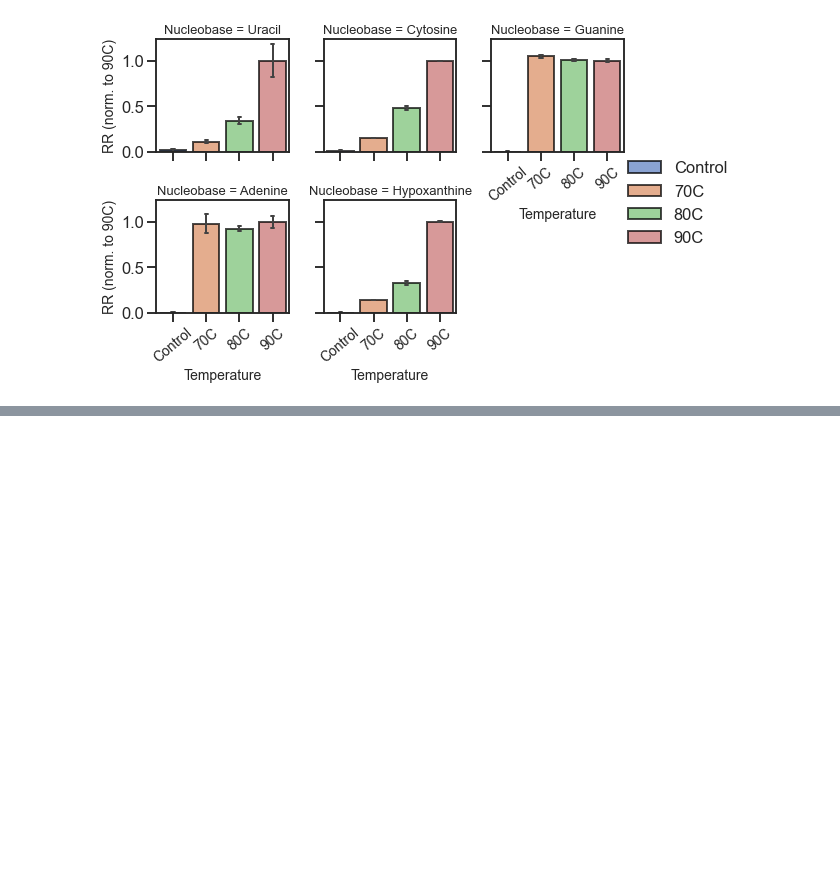
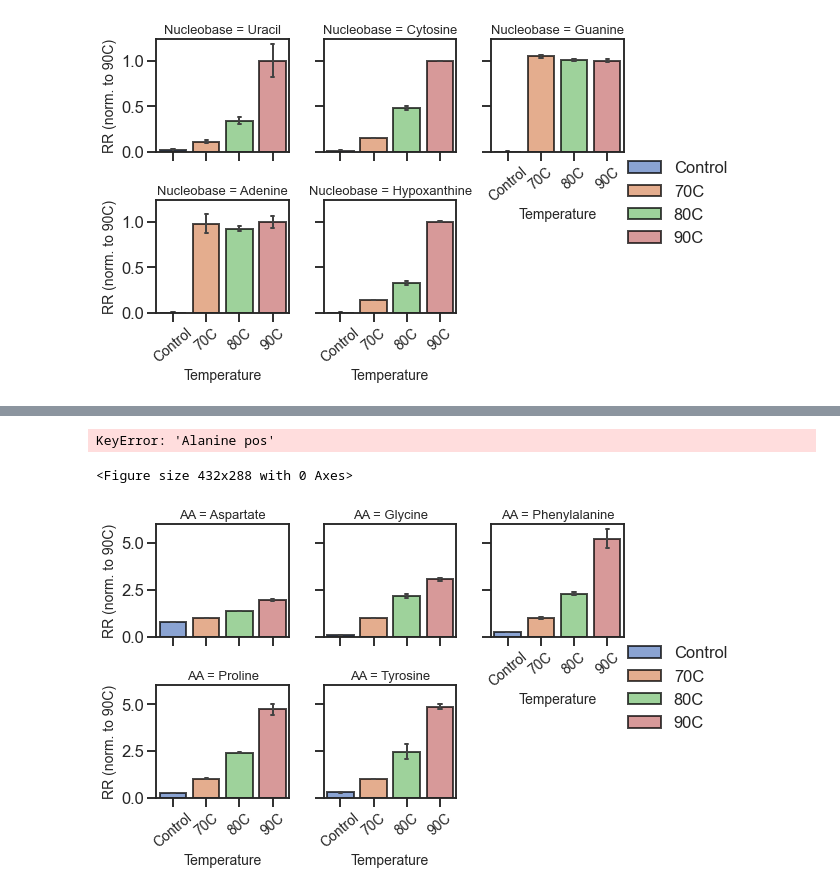
Before and after one commit to krdav/lab-work, a Jupyter notebook: nucl_acid_hydrolysis/temp_opti/data_processing.ipynb, the cells around one changed output, grey strips where cells are left out. Cells and saved outputs as stored; diff of their text form; code cells hidden in the pictures; blank space fills up the shorter version.

```diff
--- a/nucl_acid_hydrolysis/temp_opti/data_processing.ipynb
+++ b/nucl_acid_hydrolysis/temp_opti/data_processing.ipynb
@@ -263,0 +275,45 @@ pdf_plot.close()
+# %%
+df_AA.loc[:, 'Alanine pos']
+# %% [output]
+KeyError: 'Alanine pos'
+# %%
+AA_keys = ['Aspartate neg', 'Glycine neg', 'Phenylalanine pos', 'Proline pos', 'Tyrosine pos']
+# %%
+### Show degradation of amino acids after acid incubation of whole cell extract ###
+mask = (df['Content'] == 'Cells')
+df_AA = df[mask]
+
+metab_mask = ['Hydrolysis temperature'] + AA_keys
+df_metab = df_AA.loc[:, metab_mask]
+
+metab_mask = ['Hydrolysis temperature']
+for metab in AA_keys:
+    mask_norm = df_metab['Hydrolysis temperature'] == '70C'
+    metab_name = metab[0:-4]
+    metab_norm_mean = df_metab.loc[mask_norm, metab].mean()
+    df_metab[metab_name] = df_metab[metab] / metab_norm_mean
+    metab_mask.append(metab_name)
+
+df_metab = df_metab.loc[:, metab_mask]
+
+df_metab_flat = pd.melt(df_metab, id_vars=['Hydrolysis temperature']).rename(columns={'variable': 'AA', 'value': 'Peak area'})
+# %%
+#plot_name = 'whole-cell-temp_nucleobase-release.pdf'
+#pdf_plot = matplotlib.backends.backend_pdf.PdfPages(plot_name)
+
+fig = plt.figure()
+#col_order = ['Uracil', 'Cytosine', 'Guanine', 'Adenine', 'Hypoxanthine']
+sns_fig = sns.FacetGrid(df_metab_flat, col='AA', height=2.5, col_wrap=3, despine=False)
+sns_fig.map_dataframe(sns.barplot, x='Hydrolysis temperature', y='Peak area', ci=90, hue='Hydrolysis temperature', capsize=.1, errwidth=2, dodge=False, edgecolor='black', linewidth=2, alpha=0.7, palette=palette)
+sns_fig.set_axis_labels('Temperature', 'RR (norm. to 90C)', size=14)
+sns_fig.set_xticklabels(size=14, rotation=40)
+sns_fig.set_titles(size=13)
+sns_fig.add_legend()
+
+
+#pdf_plot.savefig(sns_fig.fig, bbox_inches='tight')
+plt.show()
+#pdf_plot.close()
+# %% [output]
+<Figure size 432x288 with 0 Axes>
+[figure, added]
```
Also changed, not shown: parts of 1 cell of this notebook, 10 other files.
